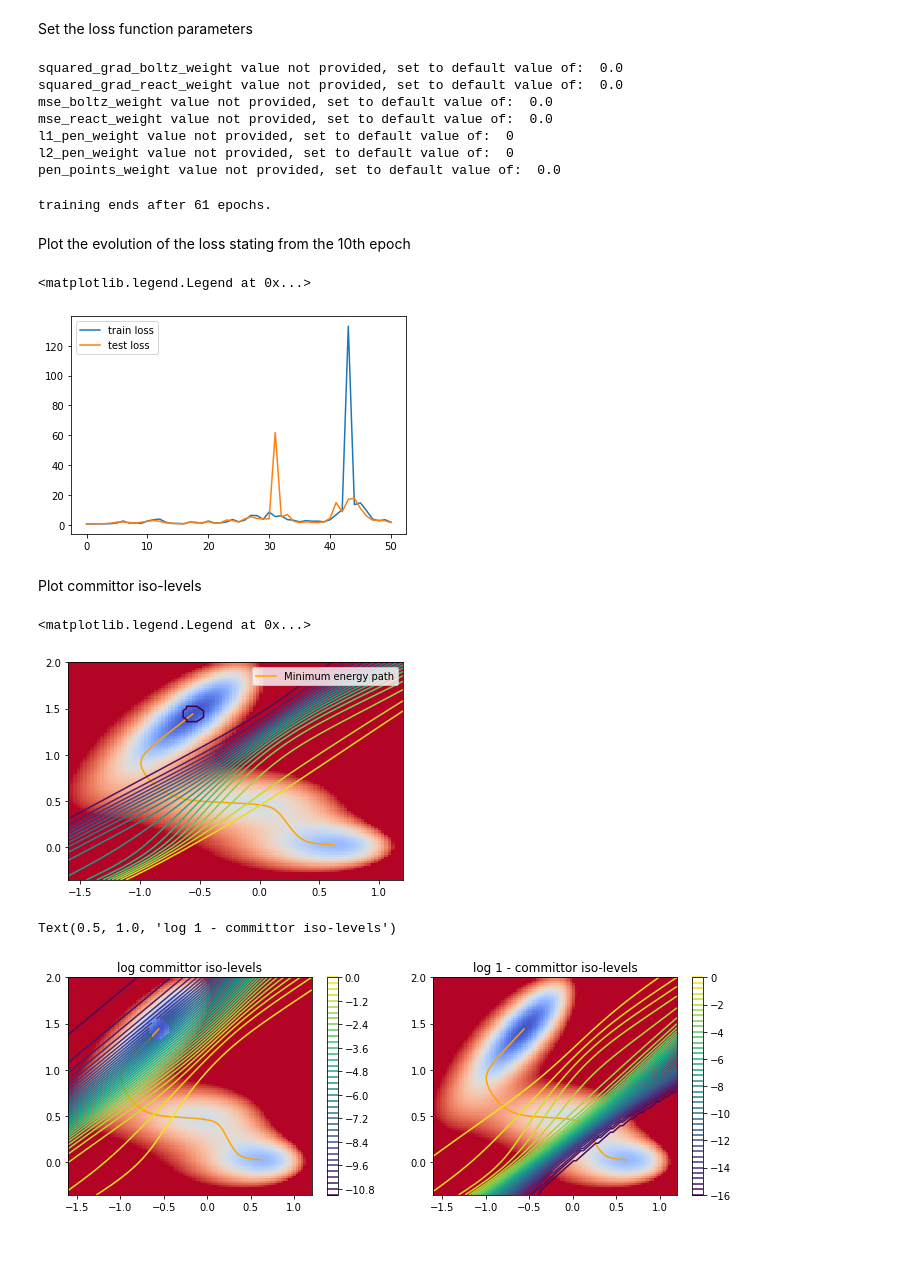
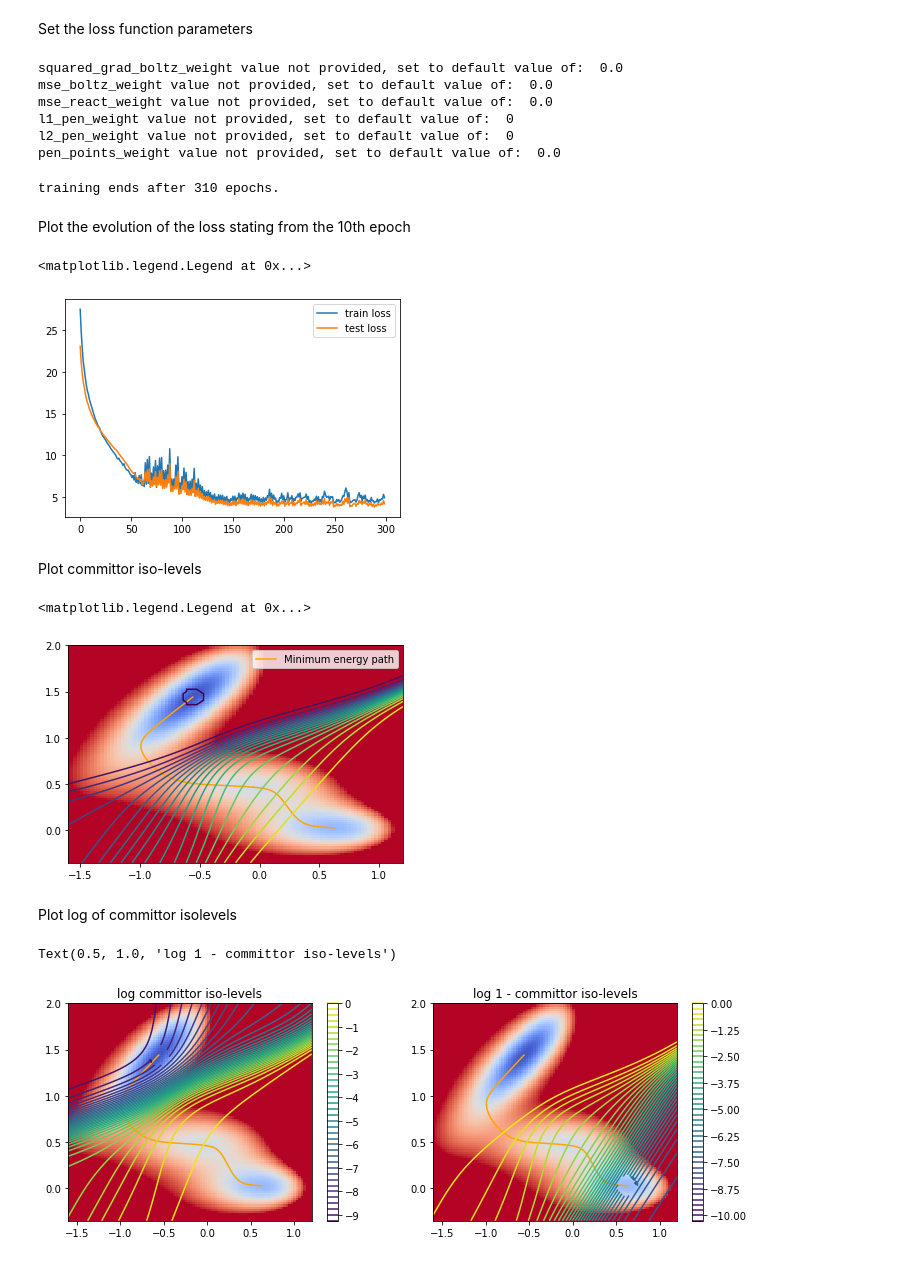
Before and after one commit to thomaspigeon/2dpotentials, a Jupyter notebook: Committor_MullerBrown.ipynb, the cells around one changed output. Cells and saved outputs as stored; diff of their text form; code cells hidden in the pictures.

Commit message:
re-generate plots

```diff
--- a/Committor_MullerBrown.ipynb
+++ b/Committor_MullerBrown.ipynb
@@ -38,5 +38,5 @@ ax.legend()
 # %%
-dataset = np.append(traj_dict["x_traj"][:-1, :], traj_dict["gauss_traj"][:-1, :], axis=1)
+dataset = np.append(traj_dict["x_traj"][:-1, :], traj_dict["gauss_traj"][1:, :], axis=1)
 dataset = np.append(dataset, traj_dict["x_traj"][1:, :], axis=1)
 dataset = {"any_distrib" : dataset, "beta" : beta, "dt" : dt}
 dataset.keys()
@@ -74,19 +74,18 @@ loss_params["n_wait"] = 50
 committor_training.set_loss_weight(loss_params)
 # %% [output]
 squared_grad_boltz_weight value not provided, set to default value of:  0.0
-squared_grad_react_weight value not provided, set to default value of:  0.0
 mse_boltz_weight value not provided, set to default value of:  0.0
 mse_react_weight value not provided, set to default value of:  0.0
 l1_pen_weight value not provided, set to default value of:  0
 l2_pen_weight value not provided, set to default value of:  0
 pen_points_weight value not provided, set to default value of:  0.0
 # %%
-batch_size = 100
-max_epochs = 100
+batch_size = 1000
+max_epochs = 1000
 # %%
 loss_dict = committor_training.train(batch_size, max_epochs)
 # %% [output]
-training ends after 61 epochs.
+training ends after 310 epochs.
 # %% [markdown]
 Plot the evolution of the loss stating from the 10th epoch
 # %%
@@ -96,7 +95,7 @@ plt.plot(loss_dict["test_loss"][10:], label='test loss')
 plt.legend()
 # %% [output]
 <matplotlib.legend.Legend at 0x...>
-[figure, old version]
+[figure, new version]
 # %% [markdown]
 Plot committor iso-levels
 # %%
@@ -109,22 +108,24 @@ committor_training.plot_committor_iso_levels(ax, 20)
 ax.legend()
 # %% [output]
 <matplotlib.legend.Legend at 0x...>
-[figure, old version]
+[figure, new version]
+# %% [markdown]
+Plot log of committor isolevels
 # %%
-
+xi_on_grid = committor_training.committor_model.xi_forward(pot.x2d).reshape([100, 100])
 fig, (ax1, ax2) = plt.subplots(1, 2, figsize=(12, 4))
 pot.plot_potential_heat_map(ax1)
 ax1.plot(pot.minimum_energy_paths[0][:, 0], pot.minimum_energy_paths[0][:, 1], color='orange', label='Minimum energy path')
 ax1.plot(pot.minimum_energy_paths[1][:, 0], pot.minimum_energy_paths[1][:, 1], color='orange')
 contour0 = ax1.contour(pot.x_plot, pot.y_plot, np.log(xi_on_grid), 40, cmap='viridis')
 fig.colorbar(contour0, ax=ax1)
 ax1.set_title("log committor iso-levels")
 pot.plot_potential_heat_map(ax2)
 ax2.plot(pot.minimum_energy_paths[0][:, 0], pot.minimum_energy_paths[0][:, 1], color='orange', label='Minimum energy path')
 ax2.plot(pot.minimum_energy_paths[1][:, 0], pot.minimum_energy_paths[1][:, 1], color='orange')
 contour0 = ax2.contour(pot.x_plot, pot.y_plot, np.log(1-xi_on_grid), 40, cmap='viridis')
 fig.colorbar(contour0, ax=ax2)
 ax2.set_title("log 1 - committor iso-levels")
 # %% [output]
 Text(0.5, 1.0, 'log 1 - committor iso-levels')
-[figure, old version]
+[figure, new version]
```
Also changed, not shown: parts of 8 cells of this notebook.
